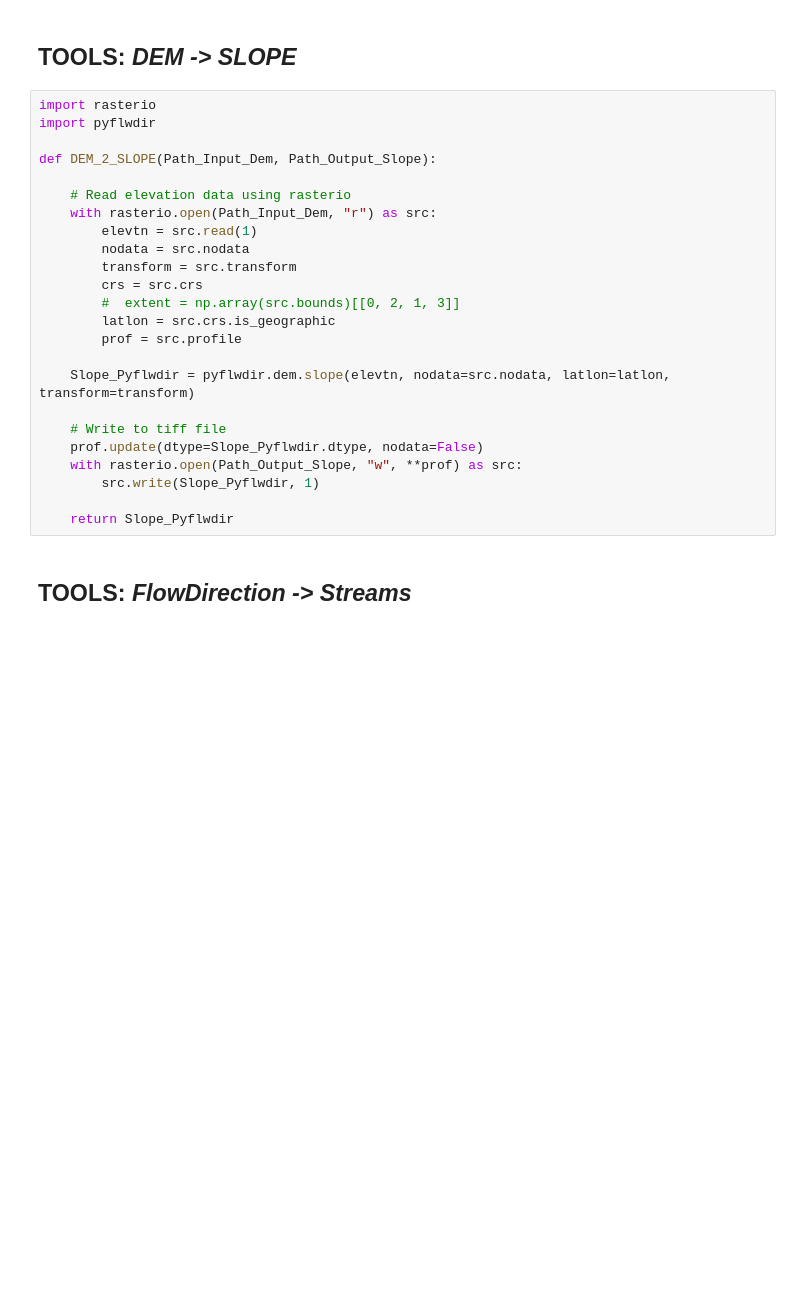
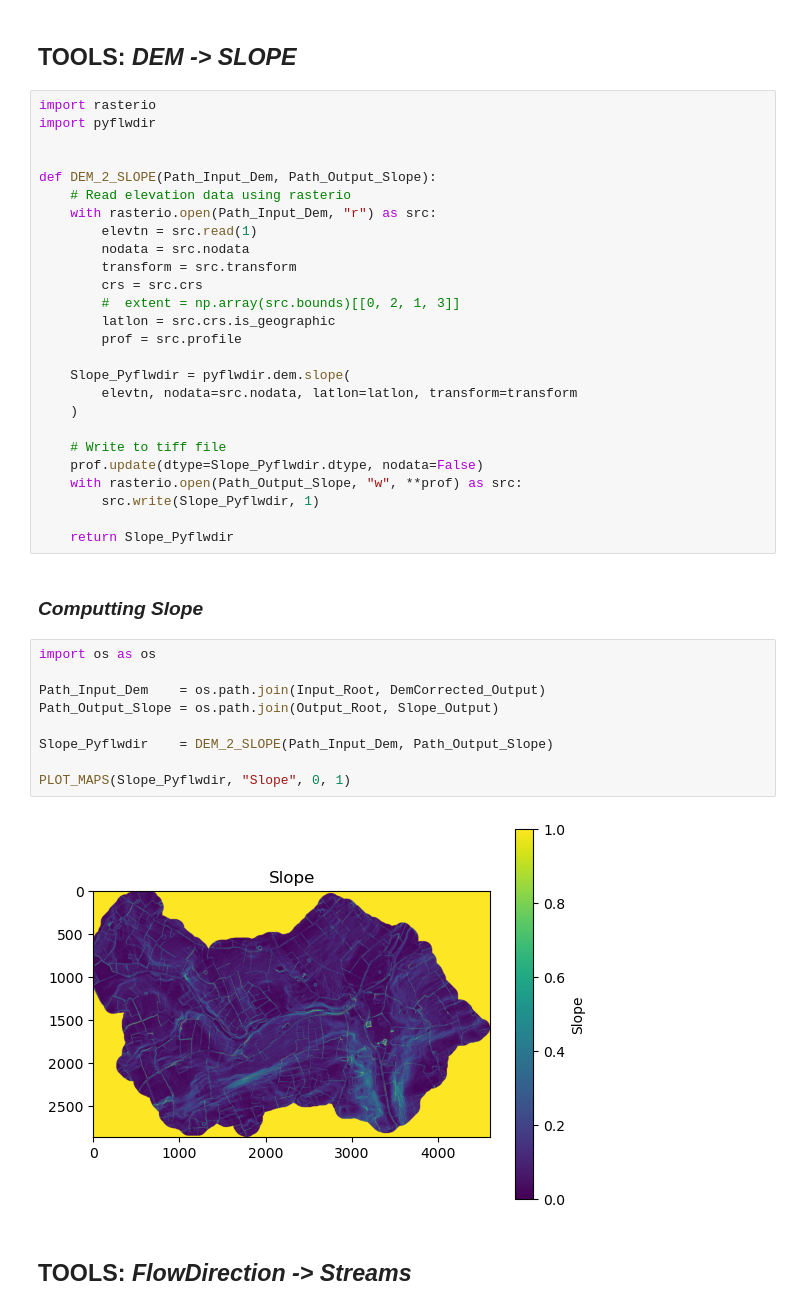
Before and after one commit to AquaPore/WflowRasterPython.py, a Jupyter notebook: Jupyter/Python_Pyflwdir_Wflow.ipynb, the cells around one changed output. Saved outputs shown, nothing was run; the diff lists cells and outputs as text; blank space fills up the shorter version.

```diff
--- a/Jupyter/Python_Pyflwdir_Wflow.ipynb
+++ b/Jupyter/Python_Pyflwdir_Wflow.ipynb
@@ -137,9 +158,9 @@ def DEM_2_LDD_PYFLWDIR(Path_Input_Dem, Path_Output_FlowDirection, Max_Depth=-1.0
 import rasterio
 import pyflwdir
 
+
 def DEM_2_SLOPE(Path_Input_Dem, Path_Output_Slope):
-
- 	# Read elevation data using rasterio
+	# Read elevation data using rasterio
 	with rasterio.open(Path_Input_Dem, "r") as src:
 		elevtn = src.read(1)
 		nodata = src.nodata
@@ -149,14 +170,29 @@ def DEM_2_SLOPE(Path_Input_Dem, Path_Output_Slope):
 		latlon = src.crs.is_geographic
 		prof = src.profile
 
-	Slope_Pyflwdir = pyflwdir.dem.slope(elevtn, nodata=src.nodata, latlon=latlon, transform=transform)
+	Slope_Pyflwdir = pyflwdir.dem.slope(
+		elevtn, nodata=src.nodata, latlon=latlon, transform=transform
+	)
 
- 	# Write to tiff file
+	# Write to tiff file
 	prof.update(dtype=Slope_Pyflwdir.dtype, nodata=False)
 	with rasterio.open(Path_Output_Slope, "w", **prof) as src:
 		src.write(Slope_Pyflwdir, 1)
 
 	return Slope_Pyflwdir
+# %% [markdown]
+### ***Computting Slope***
+# %%
+import os as os
+
+Path_Input_Dem    = os.path.join(Input_Root, DemCorrected_Output)
+Path_Output_Slope = os.path.join(Output_Root, Slope_Output)
+
+Slope_Pyflwdir    = DEM_2_SLOPE(Path_Input_Dem, Path_Output_Slope)
+
+PLOT_MAPS(Slope_Pyflwdir, "Slope", 0, 1)
+# %% [output]
+[figure, added]
 # %% [markdown]
 ## **TOOLS:** *FlowDirection -> Streams*
 # %%
```
Also changed, not shown: parts of 33 cells of this notebook, 1 other file.
